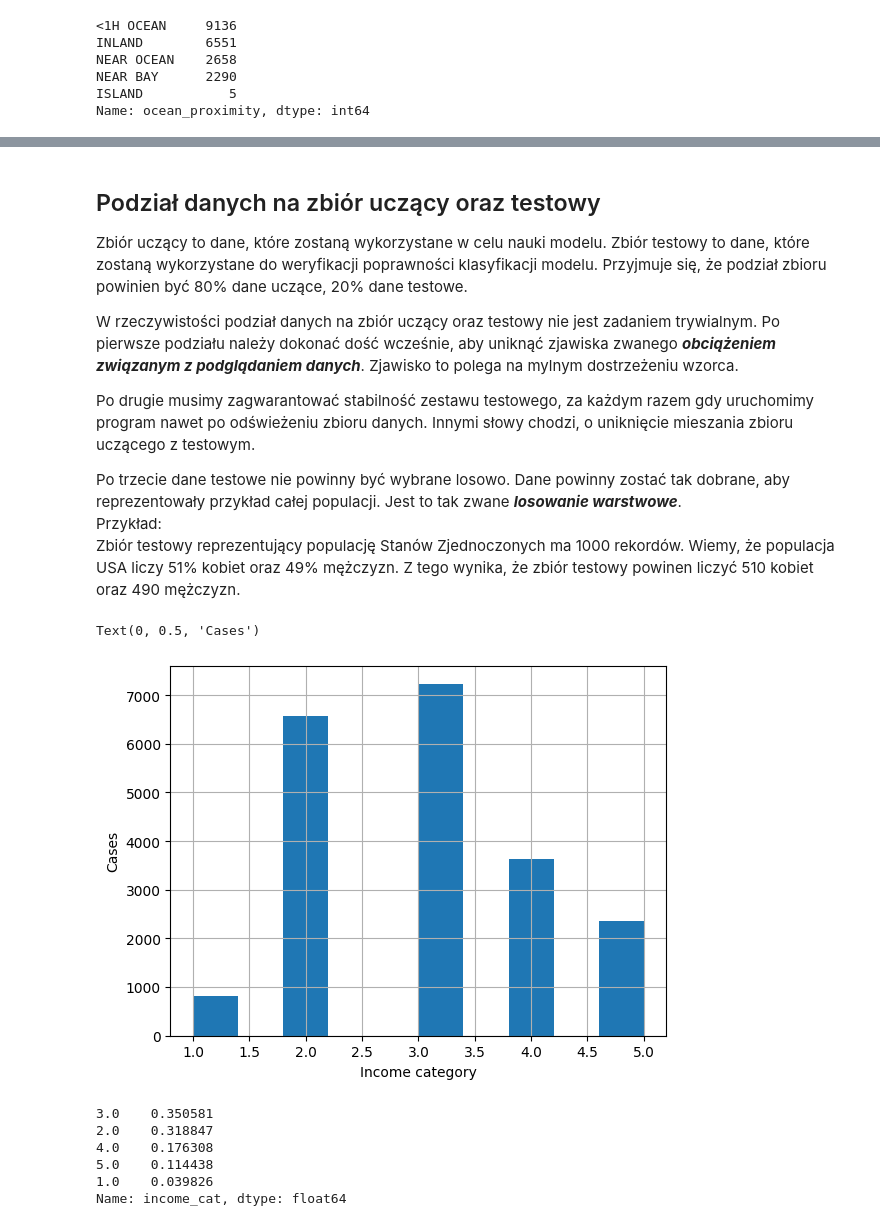
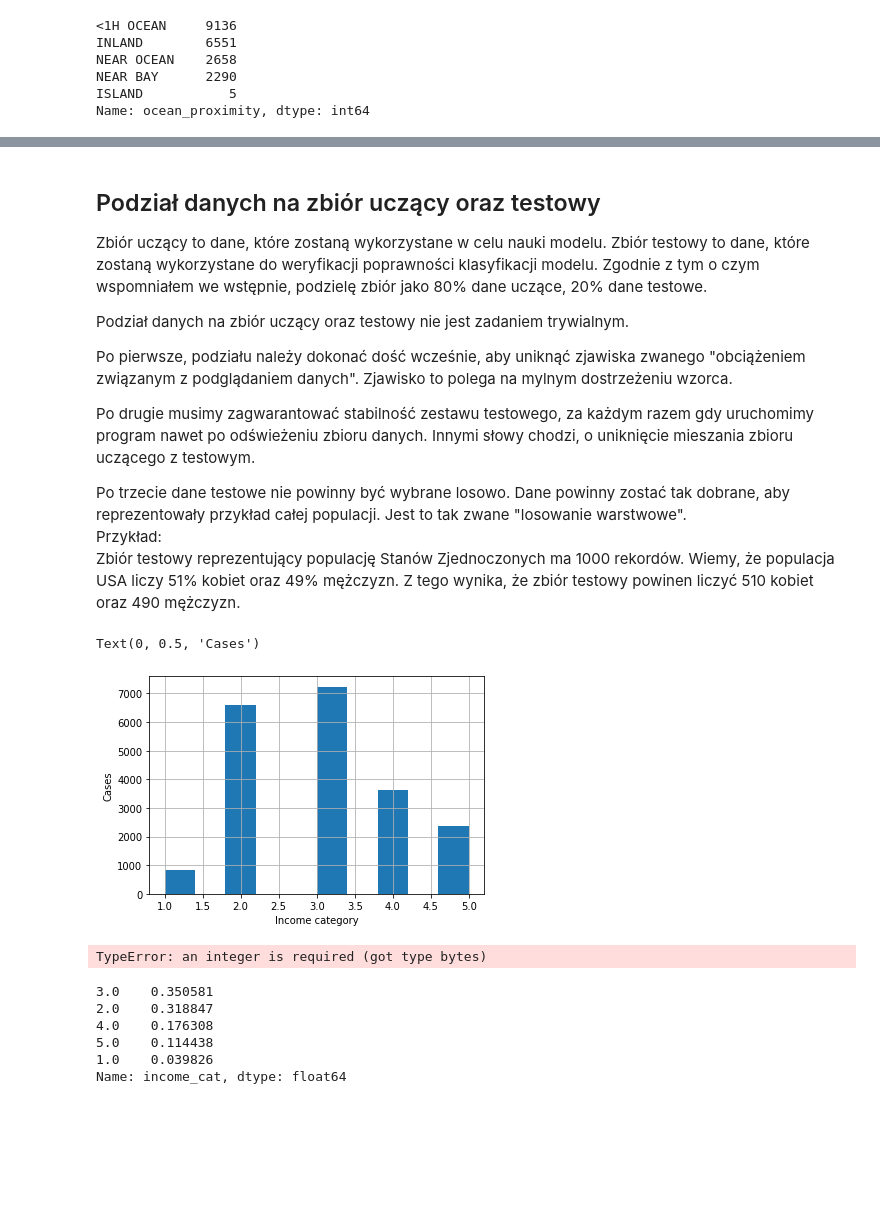
Before and after one commit to mglowinski93/CaliforniaHousingPricesAnalysis, a Jupyter notebook: CaliforniaHousingPricesAnalysisNotebook.ipynb, the cells around one changed output, grey strips where cells are left out. Drawn from its saved outputs; the diff is of its cells as text; code cells hidden in the pictures; blank space fills up the shorter version.

Commit message:
Update notes about splitting testset

```diff
--- a/CaliforniaHousingPricesAnalysisNotebook.ipynb
+++ b/CaliforniaHousingPricesAnalysisNotebook.ipynb
@@ -341,46 +327,53 @@ array([[<AxesSubplot:title={'center':'longitude'}>,
 
 Zbiór uczący to dane, które zostaną wykorzystane w celu nauki modelu.
 Zbiór testowy to dane, które zostaną wykorzystane do weryfikacji poprawności klasyfikacji modelu.
-Przyjmuje się, że podział zbioru powinien być 80% dane uczące, 20% dane testowe.
+Zgodnie z tym o czym wspomniałem we wstępnie, podzielę zbiór jako 80% dane uczące, 20% dane testowe.
 
-W rzeczywistości podział danych na zbiór uczący oraz testowy nie jest zadaniem trywialnym.
-Po pierwsze podziału należy dokonać dość wcześnie, aby uniknąć zjawiska zwanego ***obciążeniem związanym z podglądaniem danych***. Zjawisko to polega na mylnym dostrzeżeniu wzorca.
+Podział danych na zbiór uczący oraz testowy nie jest zadaniem trywialnym.
+
+Po pierwsze, podziału należy dokonać dość wcześnie, aby uniknąć zjawiska zwanego "obciążeniem związanym z podglądaniem danych". Zjawisko to polega na mylnym dostrzeżeniu wzorca.
 
 Po drugie musimy zagwarantować stabilność zestawu testowego, za każdym razem gdy uruchomimy program nawet po odświeżeniu zbioru danych. Innymi słowy chodzi, o uniknięcie mieszania zbioru uczącego z testowym.
 
-Po trzecie dane testowe nie powinny być wybrane losowo. Dane powinny zostać tak dobrane, aby reprezentowały przykład całej populacji. Jest to tak zwane ***losowanie warstwowe***.
+Po trzecie dane testowe nie powinny być wybrane losowo. Dane powinny zostać tak dobrane, aby reprezentowały przykład całej populacji. Jest to tak zwane "losowanie warstwowe".
 <br>Przykład:<br>
 Zbiór testowy reprezentujący populację Stanów Zjednoczonych ma 1000 rekordów. Wiemy, że populacja USA liczy 51% kobiet oraz 49% mężczyzn. Z tego wynika, że zbiór testowy powinen liczyć 510 kobiet oraz 490 mężczyzn.
 # %%
 """
 Na podstawie informacji z https://www.kaggle.com/discussion,
-wiemy że ważnym atrybutem pomagającym w prognozowaniu mediany cen mieszkań jest mediana dochodów.
-Innymi słowy, powinnniśmy zagwarantować, aby zbiór testowy zawierał różne kategorie dochodów dla całego zbioru danych.
-Na podstawie analizy histogramu median_income, wiemy jakie warstwy danych powinien zawierać nasz zbiór testowy.
+wiem że ważnym atrybutem pomagającym w prognozowaniu mediany cen mieszkań jest mediana dochodów.
+Idąc tym tropem, powinno się zagwarantować, aby zbiór testowy zawierał różne kategorie dochodów dla całego zbioru danych.
+Z analizy histogramu median_income, wynika jakie warstwy danych powinien zawierać zbiór testowy.
+
+Istotne jest, aby każda wartswa zawierała zestawu danych zawierała wystarczającą liczbę przykładów.
 W innym wypadku oszacowanie oznaczenia danej warstwy może być nieadekwatne do rzeczywistości.
-Oznacza to, że nie możemy tworzyć zbyt wielu warstw i każda z nich powinna być wystarczająco duża.
-Uznaliśmy, że do dobrym pomysłem będzie wygenerowanie atrybutu kategorii dochodu, która jako wartość przyjmie mediana/1,5,
+Oznacza to, że nie powinienem tworzyć zbyt wielu warstw i każda z nich powinna być wystarczająco duża.
+Dobrym pomysłem będzie wygenerowanie atrybutu kategorii dochodu, która jako wartość przyjmie mediana/1.5,
 a następnie scalenie wyników większych niż 5 w jedną kategorię.
 """
 
 import numpy as np
 housing["income_cat"] = np.ceil(housing["median_income"] / 1.5)
 housing["income_cat"].where(housing["income_cat"] < 5, 5.0, inplace=True)
 housing["income_cat"].hist()
 plt.xlabel("Income category")
 plt.ylabel("Cases")
 # %% [output]
 Text(0, 0.5, 'Cases')
-[figure, old version]
+[figure, new version]
 # %%
 """
 Teraz możemy próbkowanie (losowanie) warstwowe na podstawie kategorii dochodów.
+W tym celu skorzystałem z klasy StratifiedShuffleSplit z biblioteki Scikit-Learn.
 """
+
 from sklearn.model_selection import StratifiedShuffleSplit
 
 split = StratifiedShuffleSplit(n_splits=1, test_size=0.2, random_state=42)
 for train_index, test_index in split.split(housing, housing["income_cat"]):
     strat_train_set = housing.loc[train_index]
     strat_test_set = housing.loc[test_index]
+# %% [output]
+TypeError: an integer is required (got type bytes)
 # %%
 """
```
Also changed, not shown: parts of 12 cells of this notebook.
